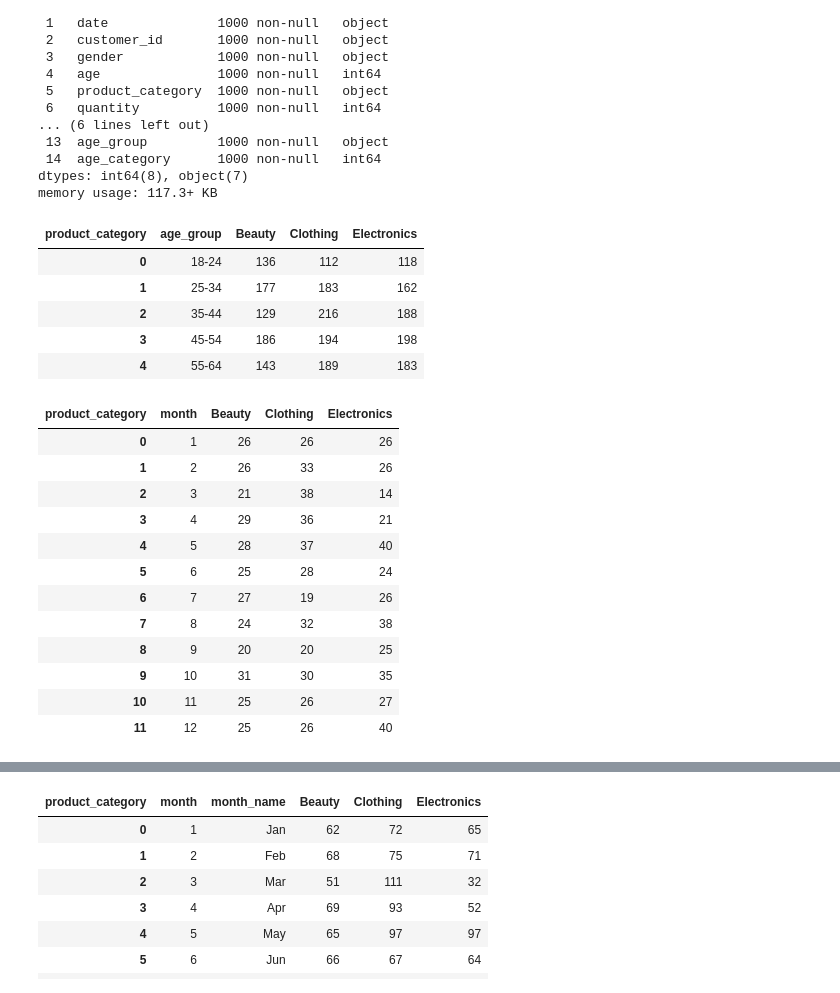
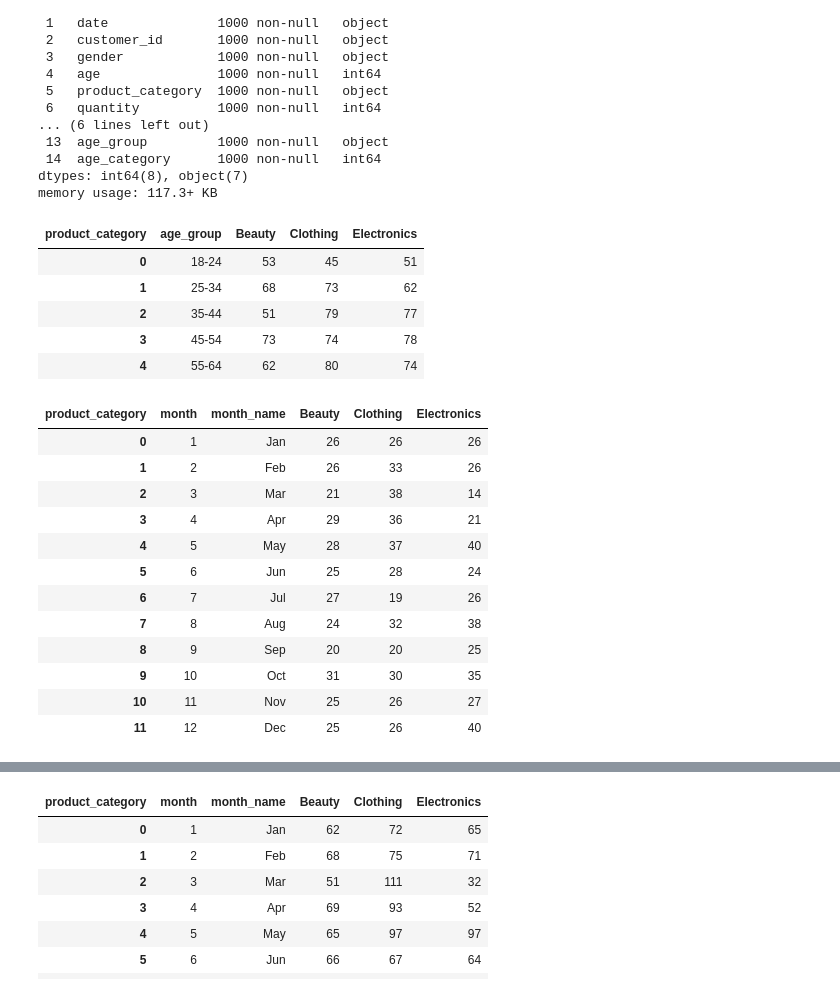
Before and after one commit to NicoleLatendresse/D6_Retail-Sales-Dataset, a Jupyter notebook: Analysis/visualization.ipynb, the cells around one changed output, grey strips where cells are left out. Drawn from its saved outputs; the diff is of its cells as text; code cells hidden in the pictures.

```diff
--- a/Analysis/visualization.ipynb
+++ b/Analysis/visualization.ipynb
@@ -32,15 +34,15 @@ memory usage: 117.3+ KB
 agegrp_pivot = pd.pivot_table(df,
     index='age_group',
     columns='product_category',
-          values='quantity', aggfunc='sum', observed=True).fillna(0).reset_index()
+          values='quantity', aggfunc='count', observed=True).fillna(0).reset_index() #count to show the no. of customers
 agegrp_pivot
 # %% [output]
 | product_category | age_group | Beauty | Clothing | Electronics |
-| 0 | 18-24 | 136 | 112 | 118 |
-| 1 | 25-34 | 177 | 183 | 162 |
-| 2 | 35-44 | 129 | 216 | 188 |
-| 3 | 45-54 | 186 | 194 | 198 |
-| 4 | 55-64 | 143 | 189 | 183 |
+| 0 | 18-24 | 53 | 45 | 51 |
+| 1 | 25-34 | 68 | 73 | 62 |
+| 2 | 35-44 | 51 | 79 | 77 |
+| 3 | 45-54 | 73 | 74 | 78 |
+| 4 | 55-64 | 62 | 80 | 74 |
 # %%
 # Create a stacked bar chart to visualize the quantity of products sold by age group and product category
 graph = go.Figure()
@@ -82,22 +88,22 @@ graph.show()
 # %%
 # Create a pivot table to analyze the relationship between age groups and product categories for all customers
 agegrp_month_pivot = pd.pivot_table(df,
-    index='month',
+    index=['month','month_name'],   #month and month name was index to keep the order correct
     columns='product_category',
-          values='quantity', aggfunc='count', observed=True).fillna(0).reset_index()
+          values='quantity', aggfunc='count', observed=True).fillna(0).reset_index() #count to show the no. of customers
 agegrp_month_pivot
 # %% [output]
-| product_category | month | Beauty | Clothing | Electronics |
-| 0 | 1 | 26 | 26 | 26 |
-| 1 | 2 | 26 | 33 | 26 |
-| 2 | 3 | 21 | 38 | 14 |
-| 3 | 4 | 29 | 36 | 21 |
-| 4 | 5 | 28 | 37 | 40 |
-| 5 | 6 | 25 | 28 | 24 |
-| 6 | 7 | 27 | 19 | 26 |
-| 7 | 8 | 24 | 32 | 38 |
-| 8 | 9 | 20 | 20 | 25 |
-| 9 | 10 | 31 | 30 | 35 |
-| 10 | 11 | 25 | 26 | 27 |
-| 11 | 12 | 25 | 26 | 40 |
+| product_category | month | month_name | Beauty | Clothing | Electronics |
+| 0 | 1 | Jan | 26 | 26 | 26 |
+| 1 | 2 | Feb | 26 | 33 | 26 |
+| 2 | 3 | Mar | 21 | 38 | 14 |
+| 3 | 4 | Apr | 29 | 36 | 21 |
+| 4 | 5 | May | 28 | 37 | 40 |
+| 5 | 6 | Jun | 25 | 28 | 24 |
+| 6 | 7 | Jul | 27 | 19 | 26 |
+| 7 | 8 | Aug | 24 | 32 | 38 |
+| 8 | 9 | Sep | 20 | 20 | 25 |
+| 9 | 10 | Oct | 31 | 30 | 35 |
+| 10 | 11 | Nov | 25 | 26 | 27 |
+| 11 | 12 | Dec | 25 | 26 | 40 |
 # %%
```
Also changed, not shown: parts of 9 cells of this notebook.
